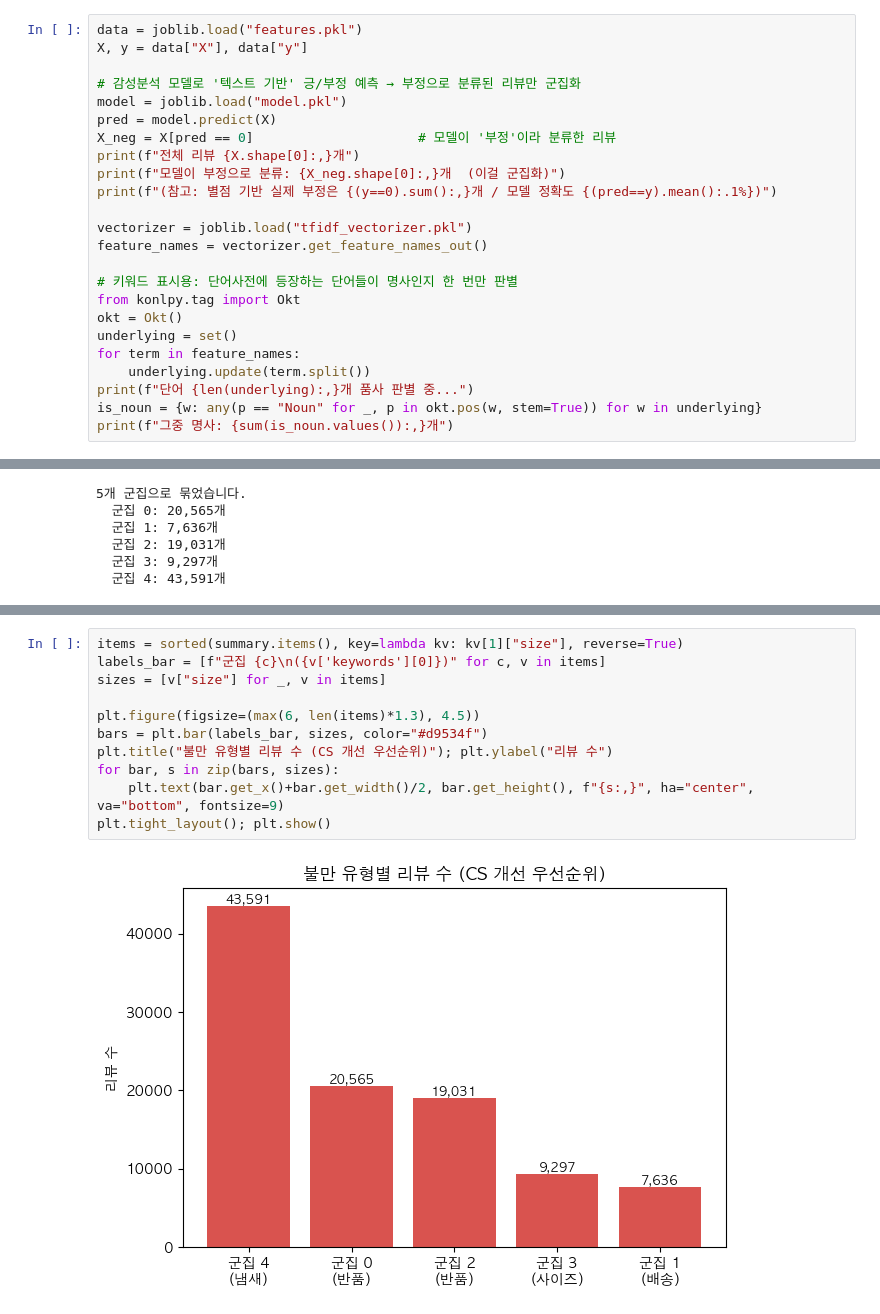
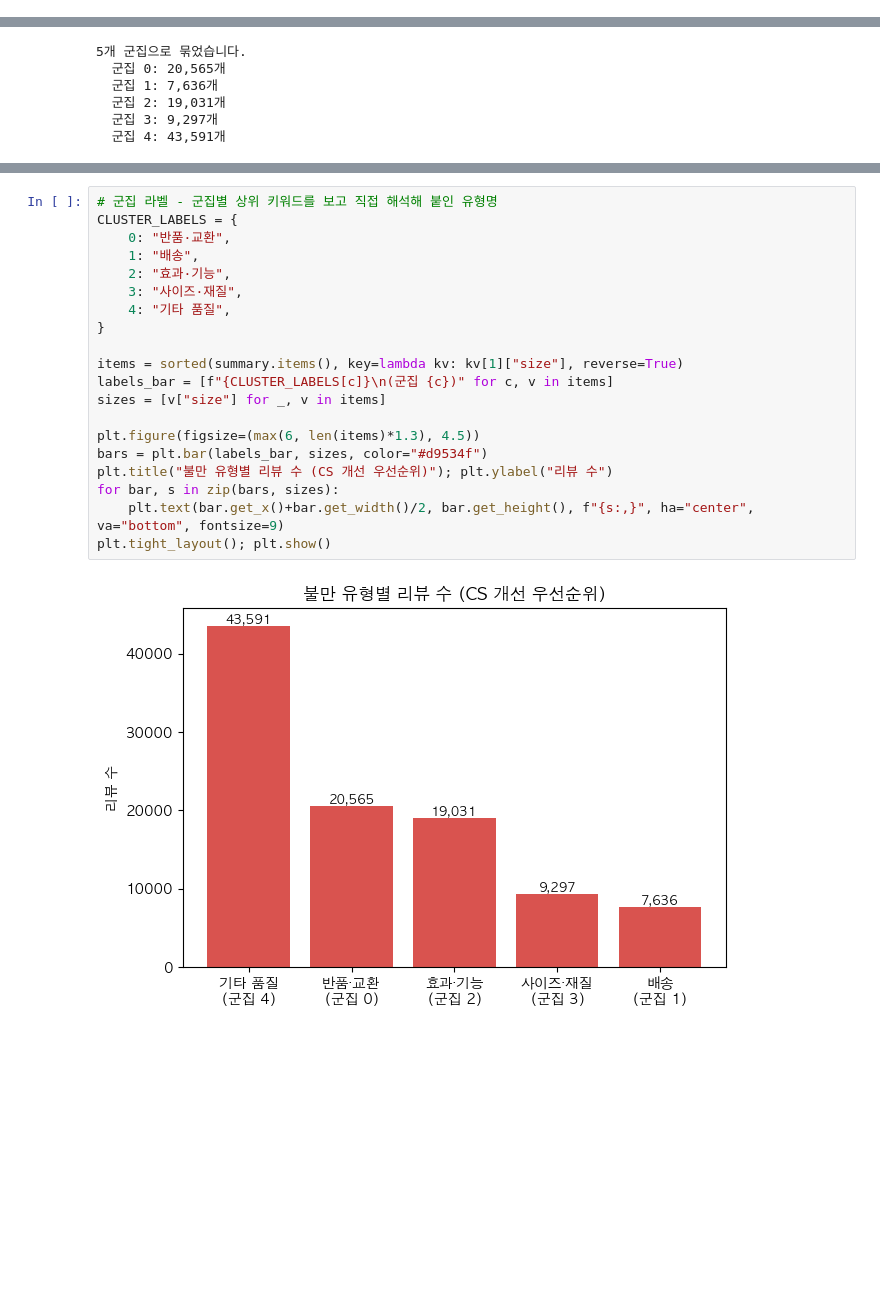
Before and after one commit to kkqor0702/corpus, a Jupyter notebook: sentiment/negative_review_clustering.ipynb, the cells around one changed output, grey strips where cells are left out. Saved outputs shown, nothing was run; the diff lists cells and outputs as text; blank space fills up the shorter version.

```diff
--- a/sentiment/negative_review_clustering.ipynb
+++ b/sentiment/negative_review_clustering.ipynb
@@ -79,24 +21,0 @@ def top_terms(center_row, feature_names, n, is_noun):
-# %%
-data = joblib.load("features.pkl")
-X, y = data["X"], data["y"]
-
-# 감성분석 모델로 '텍스트 기반' 긍/부정 예측 → 부정으로 분류된 리뷰만 군집화
-model = joblib.load("model.pkl")
-pred = model.predict(X)
-X_neg = X[pred == 0]                     # 모델이 '부정'이라 분류한 리뷰
-print(f"전체 리뷰 {X.shape[0]:,}개")
-print(f"모델이 부정으로 분류: {X_neg.shape[0]:,}개  (이걸 군집화)")
-print(f"(참고: 별점 기반 실제 부정은 {(y==0).sum():,}개 / 모델 정확도 {(pred==y).mean():.1%})")
-
-vectorizer = joblib.load("tfidf_vectorizer.pkl")
-feature_names = vectorizer.get_feature_names_out()
-
-# 키워드 표시용: 단어사전에 등장하는 단어들이 명사인지 한 번만 판별
-from konlpy.tag import Okt
-okt = Okt()
-underlying = set()
-for term in feature_names:
-    underlying.update(term.split())
-print(f"단어 {len(underlying):,}개 품사 판별 중...")
-is_noun = {w: any(p == "Noun" for _, p in okt.pos(w, stem=True)) for w in underlying}
-print(f"그중 명사: {sum(is_noun.values()):,}개")
@@ -224,13 +216,22 @@ plt.tight_layout(); plt.show()
 # %%
+# 군집 라벨 - 군집별 상위 키워드를 보고 직접 해석해 붙인 유형명
+CLUSTER_LABELS = {
+    0: "반품·교환",
+    1: "배송",
+    2: "효과·기능",
+    3: "사이즈·재질",
+    4: "기타 품질",
+}
+
 items = sorted(summary.items(), key=lambda kv: kv[1]["size"], reverse=True)
-labels_bar = [f"군집 {c}\n({v['keywords'][0]})" for c, v in items]
+labels_bar = [f"{CLUSTER_LABELS[c]}\n(군집 {c})" for c, v in items]
 sizes = [v["size"] for _, v in items]
 
 plt.figure(figsize=(max(6, len(items)*1.3), 4.5))
 bars = plt.bar(labels_bar, sizes, color="#d9534f")
 plt.title("불만 유형별 리뷰 수 (CS 개선 우선순위)"); plt.ylabel("리뷰 수")
 for bar, s in zip(bars, sizes):
     plt.text(bar.get_x()+bar.get_width()/2, bar.get_height(), f"{s:,}", ha="center", va="bottom", fontsize=9)
 plt.tight_layout(); plt.show()
 # %% [output]
-[figure, old version]
+[figure, new version]
```
Also changed, not shown: parts of 22 cells of this notebook, 1 other file.
